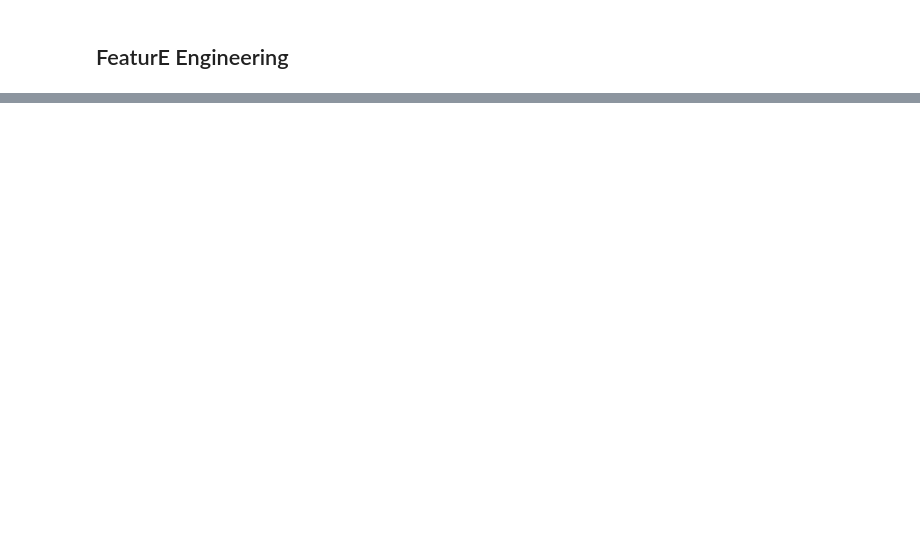
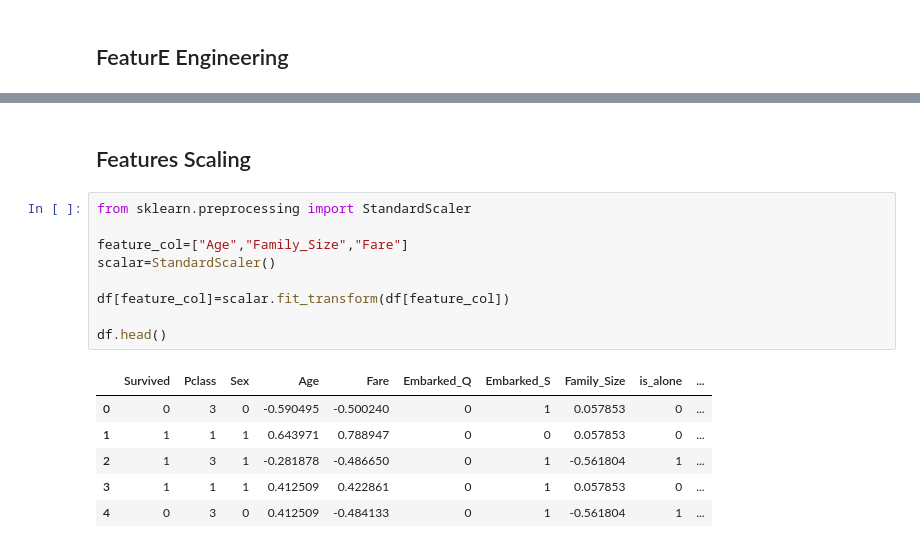
Before and after one commit to saad8446/Titanic_Prediction, a Jupyter notebook: Titanic_Prediction.ipynb, the cells around one changed output, grey strips where cells are left out. Drawn from its saved outputs; the diff is of its cells as text; blank space fills up the shorter version.

Commit message:
Feature Scaling

```diff
--- a/Titanic_Prediction.ipynb
+++ b/Titanic_Prediction.ipynb
@@ -287,0 +288,18 @@ df.head()
+# %% [markdown]
+## Features Scaling
+# %%
+from sklearn.preprocessing import StandardScaler
+
+feature_col=["Age","Family_Size","Fare"]
+scalar=StandardScaler()
+
+df[feature_col]=scalar.fit_transform(df[feature_col])
+
+df.head()
+# %% [output]
+|  | Survived | Pclass | Sex | Age | Fare | Embarked_Q | Embarked_S | Family_Size | is_alone | ... |
+| 0 | 0 | 3 | 0 | -0.590495 | -0.500240 | 0 | 1 | 0.057853 | 0 | ... |
+| 1 | 1 | 1 | 1 | 0.643971 | 0.788947 | 0 | 0 | 0.057853 | 0 | ... |
+| 2 | 1 | 3 | 1 | -0.281878 | -0.486650 | 0 | 1 | -0.561804 | 1 | ... |
+| 3 | 1 | 1 | 1 | 0.412509 | 0.422861 | 0 | 1 | 0.057853 | 0 | ... |
+| 4 | 0 | 3 | 0 | 0.412509 | -0.484133 | 0 | 1 | -0.561804 | 1 | ... |
```
Also changed, not shown: parts of 6 cells of this notebook.
